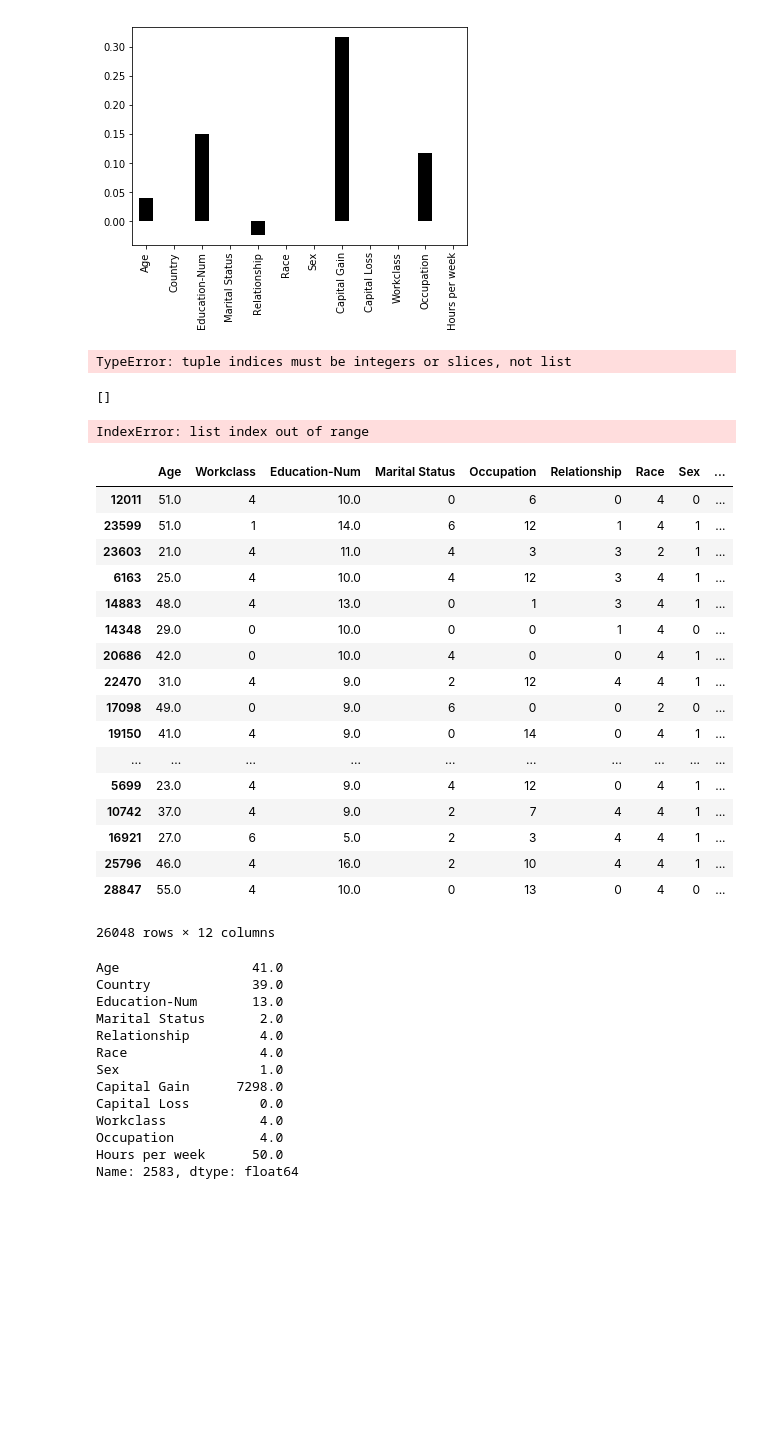
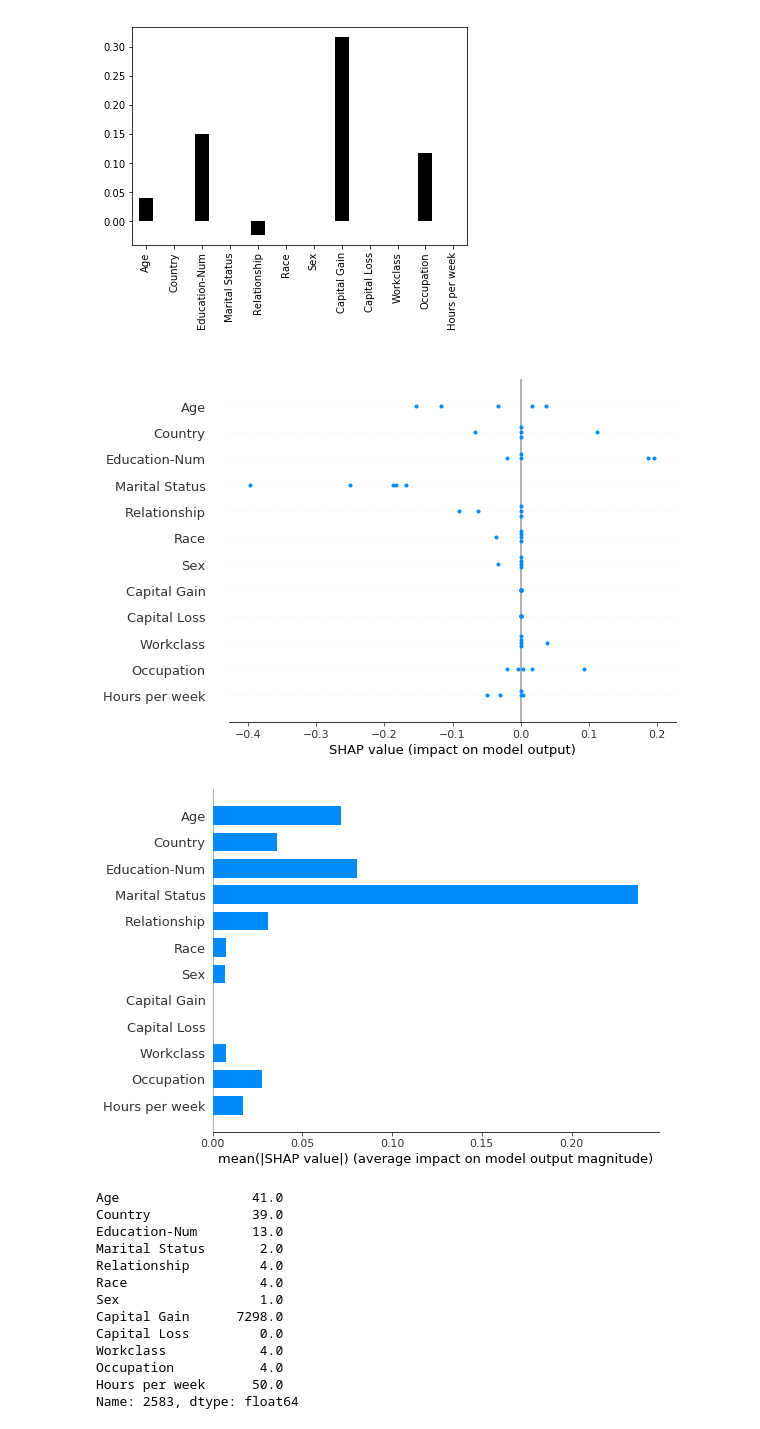
Before and after one commit to crownpku/federated_shap, a Jupyter notebook: federated_shap.ipynb, the cells around one changed output. Cells and saved outputs as stored; diff of their text form; code cells hidden in the pictures; blank space fills up the shorter version.

```diff
--- a/federated_shap.ipynb
+++ b/federated_shap.ipynb
@@ -234,21 +234,15 @@ row.plot(kind='bar', color='b')
 # %%
 #Aggregated and average shap
 shap_values_whole = []
-for index, row in enumerate(X_train_norm.iterrows()):
-    if index > 100:
+counttt = 0
+for index, row in X_train_norm.iterrows():
+    counttt += 1
+    if counttt > 1000:
         break
     x = row
     phi = kernel_shap(f, x, med, M)
     base_value = phi[-1]
     shap_values = phi[:-1]
-    shap_values_whole.append(shap_values)
+    shap_values_whole.append(list(shap_values))
+shap_values_whole = np.array(shap_values_whole)
+print(shap_values_whole)
-# %% [output]
-TypeError: tuple indices must be integers or slices, not list
-# %%
-shap_values_whole
-# %% [output]
-[]
-# %%
-shap_values_df = pd.DataFrame(data = np.array([shap_values_whole]), columns = new_columns)
-# %% [output]
-IndexError: list index out of range
@@ -258,24 +249,29 @@ test
-# %%
-X_train
-# %% [output]
-|  | Age | Workclass | Education-Num | Marital Status | Occupation | Relationship | Race | Sex | ... |
-| 12011 | 51.0 | 4 | 10.0 | 0 | 6 | 0 | 4 | 0 | ... |
-| 23599 | 51.0 | 1 | 14.0 | 6 | 12 | 1 | 4 | 1 | ... |
-| 23603 | 21.0 | 4 | 11.0 | 4 | 3 | 3 | 2 | 1 | ... |
-| 6163 | 25.0 | 4 | 10.0 | 4 | 12 | 3 | 4 | 1 | ... |
-| 14883 | 48.0 | 4 | 13.0 | 0 | 1 | 3 | 4 | 1 | ... |
-| 14348 | 29.0 | 0 | 10.0 | 0 | 0 | 1 | 4 | 0 | ... |
-| 20686 | 42.0 | 0 | 10.0 | 4 | 0 | 0 | 4 | 1 | ... |
-| 22470 | 31.0 | 4 | 9.0 | 2 | 12 | 4 | 4 | 1 | ... |
-| 17098 | 49.0 | 0 | 9.0 | 6 | 0 | 0 | 2 | 0 | ... |
-| 19150 | 41.0 | 4 | 9.0 | 0 | 14 | 0 | 4 | 1 | ... |
-| ... | ... | ... | ... | ... | ... | ... | ... | ... | ... |
-| 5699 | 23.0 | 4 | 9.0 | 4 | 12 | 0 | 4 | 1 | ... |
-| 10742 | 37.0 | 4 | 9.0 | 2 | 7 | 4 | 4 | 1 | ... |
-| 16921 | 27.0 | 6 | 5.0 | 2 | 3 | 4 | 4 | 1 | ... |
-| 25796 | 46.0 | 4 | 16.0 | 2 | 10 | 4 | 4 | 1 | ... |
-| 28847 | 55.0 | 4 | 10.0 | 0 | 13 | 0 | 4 | 0 | ... |
-26048 rows × 12 columns
+# %%
+#Aggregated and average federated shap
+shap_values_whole = []
+fed_pos = 9
+cols_federated_9 = ['Age', 'Country', 'Education-Num', 'Marital Status',  'Relationship', 'Race', 'Sex', 'Capital Gain', 'Capital Loss',  'Federated']
+cols_federated_7 = ['Age', 'Country', 'Education-Num', 'Marital Status',  'Relationship', 'Race', 'Sex', 'Federated']
+counttt = 0
+for index, row in X_train_norm.iterrows():
+    counttt += 1
+    if counttt > 1000:
+        break
+    x = row
+    phi = federated_kernel_shap(f, x, med, M, fed_pos)
+    base_value = phi[-1]
+    shap_values = phi[:-1]
+    shap_values_whole.append(list(shap_values))
+shap_values_whole = np.array(shap_values_whole)
+print(shap_values_whole)
+# %%
+shap.summary_plot(shap_values_whole, feature_names = cols ,sort=False)
+# %% [output]
+[figure, added]
+# %%
+shap.summary_plot(shap_values_whole, feature_names = cols ,sort=False,  plot_type="bar")
+# %% [output]
+[figure, added]
 # %%
 X_train.loc[2583]
 # %% [output]
```
Also changed, not shown: parts of 1 cell of this notebook, 1 other file.
